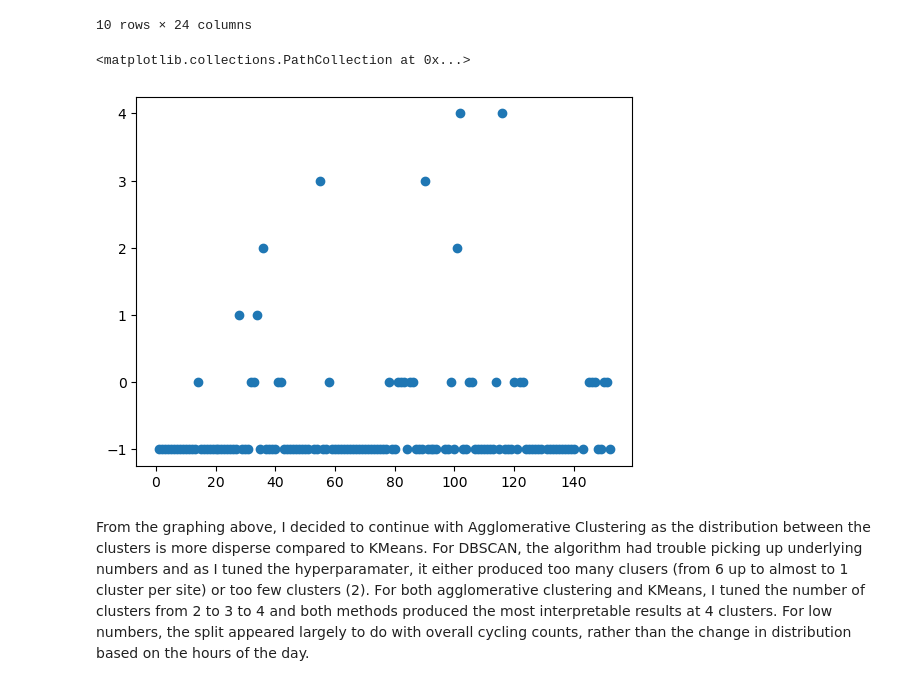
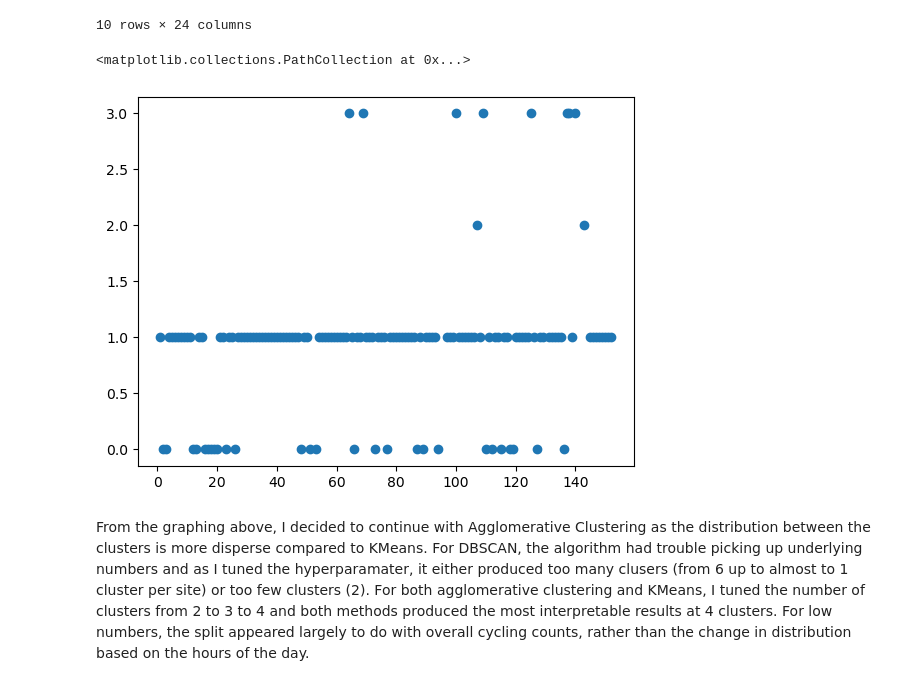
Before and after one commit to aposey11/Modern-Data-Analytics, a Jupyter notebook: MDA_work.ipynb, the cells around one changed output. Cells and saved outputs as stored; diff of their text form; code cells hidden in the pictures.

```diff
--- a/MDA_work.ipynb
+++ b/MDA_work.ipynb
@@ -231,14 +231,14 @@ df_cluster[-10:]
 # %%
 fig, ax = plt.subplots()
 #ax.scatter(df2['siteid'], df2['cluster'])
-#ax.scatter(df2['siteid'], df2['cluster_agc_ward'])
-ax.scatter(df2['siteid'], df2['cluster_dbscan'])
+ax.scatter(df2['siteid'], df2['cluster_agc_ward'])
+#ax.scatter(df2['siteid'], df2['cluster_dbscan'])
 
 #plt.savefig('testing.png', dpi=500)
 #df2[['siteid', 'cluster']]
 # %% [output]
 <matplotlib.collections.PathCollection at 0x...>
-[figure, old version]
+[figure, new version]
 # %% [markdown]
 From the graphing above, I decided to continue with Agglomerative Clustering as the distribution between the clusters is more disperse compared to KMeans. For DBSCAN, the algorithm had trouble picking up underlying numbers and as I tuned the hyperparamater, it either produced too many clusers (from 6 up to almost to 1 cluster per site) or too few clusters (2). For both agglomerative clustering and KMeans, I tuned the number of clusters from 2 to 3 to 4 and both methods produced the most interpretable results at 4 clusters. For low numbers, the split appeared largely to do with overall cycling counts, rather than the change in distribution based on the hours of the day.
 # %%
```
